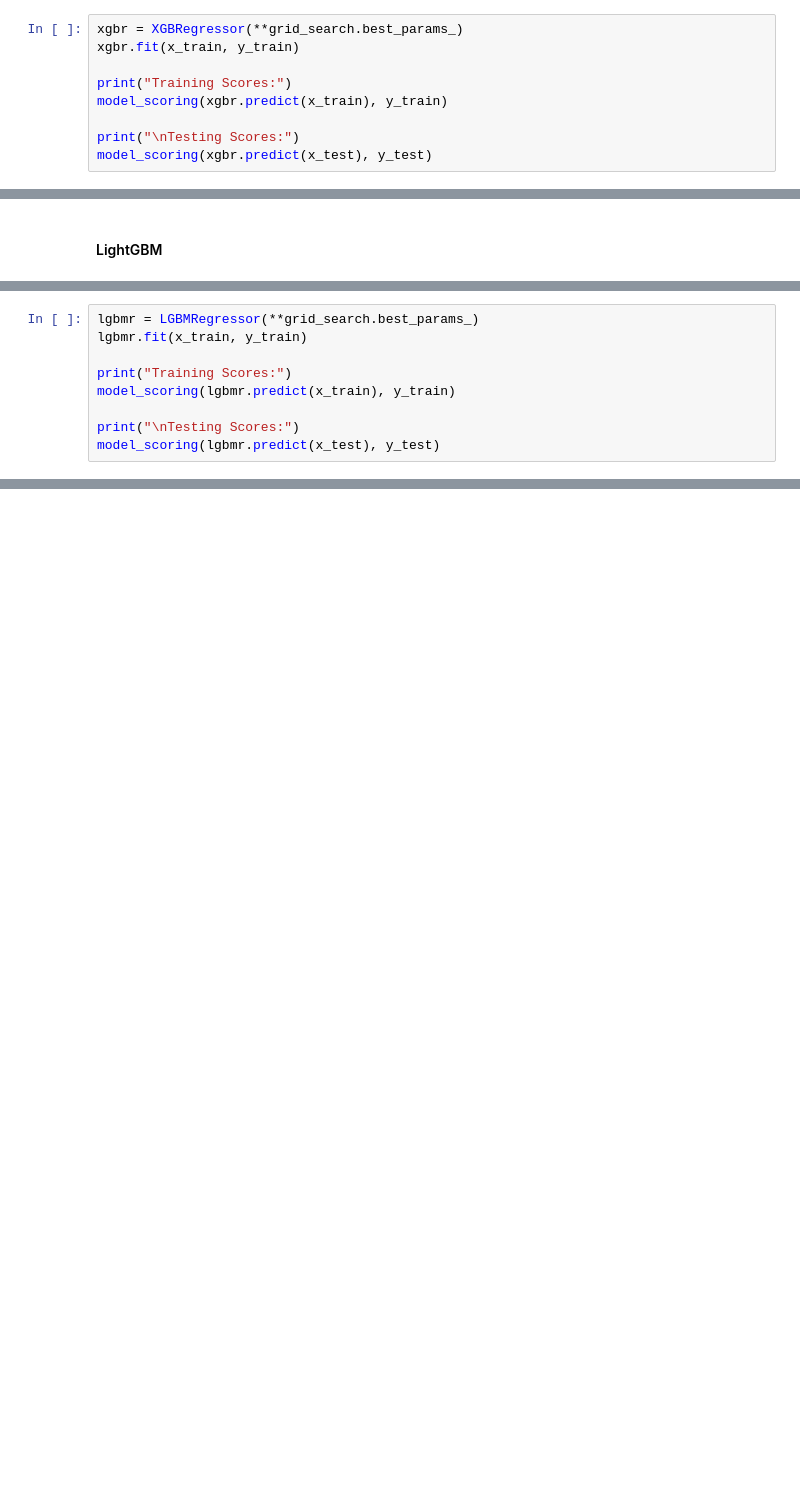
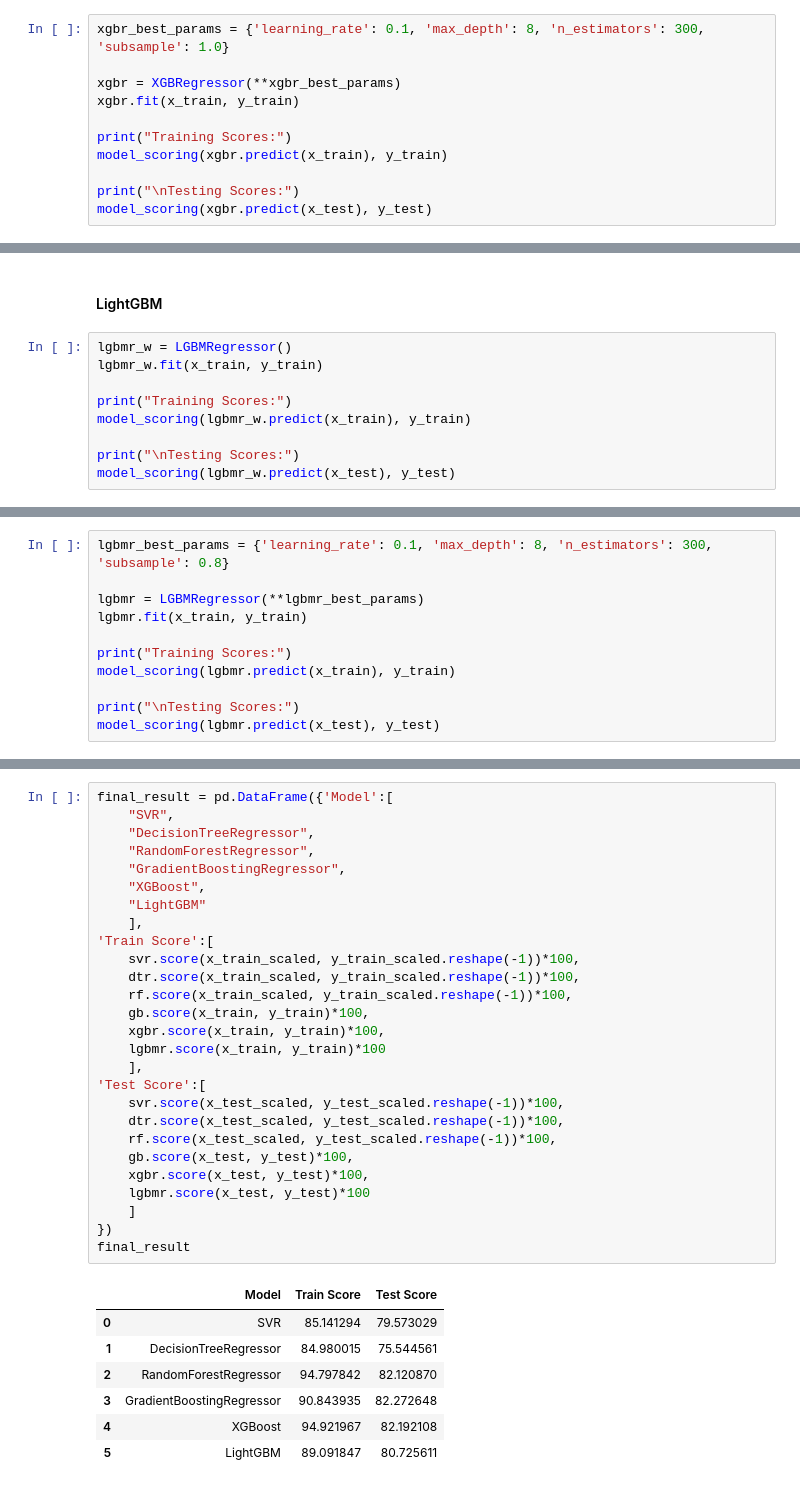
Before and after one commit to SaurabhBagade/Car-Price-Prediction, a Jupyter notebook: regression.ipynb, the cells around one changed output, grey strips where cells are left out. Cells and saved outputs as stored; diff of their text form; blank space fills up the shorter version.

Commit message:
Changes to model

```diff
--- a/regression.ipynb
+++ b/regression.ipynb
@@ -808,5 +957,7 @@ Fitting 5 folds for each of 54 candidates, totalling 270 fits
 # %%
-xgbr = XGBRegressor(**grid_search.best_params_)
+xgbr_best_params = {'learning_rate': 0.1, 'max_depth': 8, 'n_estimators': 300, 'subsample': 1.0}
+
+xgbr = XGBRegressor(**xgbr_best_params)
 xgbr.fit(x_train, y_train)
 
 print("Training Scores:")
@@ -817,2 +982,11 @@ model_scoring(xgbr.predict(x_test), y_test)
 # %% [markdown]
 #### LightGBM
+# %%
+lgbmr_w = LGBMRegressor()
+lgbmr_w.fit(x_train, y_train)
+
+print("Training Scores:")
+model_scoring(lgbmr_w.predict(x_train), y_train)
+
+print("\nTesting Scores:")
+model_scoring(lgbmr_w.predict(x_test), y_test)
@@ -842,5 +1037,7 @@ print("Best Score (Negative MAE):", grid_search.best_score_)
 # %%
-lgbmr = LGBMRegressor(**grid_search.best_params_)
+lgbmr_best_params = {'learning_rate': 0.1, 'max_depth': 8, 'n_estimators': 300, 'subsample': 0.8}
+
+lgbmr = LGBMRegressor(**lgbmr_best_params)
 lgbmr.fit(x_train, y_train)
 
 print("Training Scores:")
@@ -850,0 +1066,35 @@ model_scoring(lgbmr.predict(x_test), y_test)
+# %%
+final_result = pd.DataFrame({'Model':[
+    "SVR",
+    "DecisionTreeRegressor",
+    "RandomForestRegressor",
+    "GradientBoostingRegressor",
+    "XGBoost",
+    "LightGBM"
+    ],
+'Train Score':[
+    svr.score(x_train_scaled, y_train_scaled.reshape(-1))*100,
+    dtr.score(x_train_scaled, y_train_scaled.reshape(-1))*100,
+    rf.score(x_train_scaled, y_train_scaled.reshape(-1))*100,
+    gb.score(x_train, y_train)*100,
+    xgbr.score(x_train, y_train)*100,
+    lgbmr.score(x_train, y_train)*100
+    ],
+'Test Score':[
+    svr.score(x_test_scaled, y_test_scaled.reshape(-1))*100,
+    dtr.score(x_test_scaled, y_test_scaled.reshape(-1))*100,
+    rf.score(x_test_scaled, y_test_scaled.reshape(-1))*100,
+    gb.score(x_test, y_test)*100,
+    xgbr.score(x_test, y_test)*100,
+    lgbmr.score(x_test, y_test)*100
+    ]
+})
+final_result
+# %% [output]
+|  | Model | Train Score | Test Score |
+| 0 | SVR | 85.141294 | 79.573029 |
+| 1 | DecisionTreeRegressor | 84.980015 | 75.544561 |
+| 2 | RandomForestRegressor | 94.797842 | 82.120870 |
+| 3 | GradientBoostingRegressor | 90.843935 | 82.272648 |
+| 4 | XGBoost | 94.921967 | 82.192108 |
+| 5 | LightGBM | 89.091847 | 80.725611 |
```
Also changed, not shown: parts of 30 cells of this notebook.
